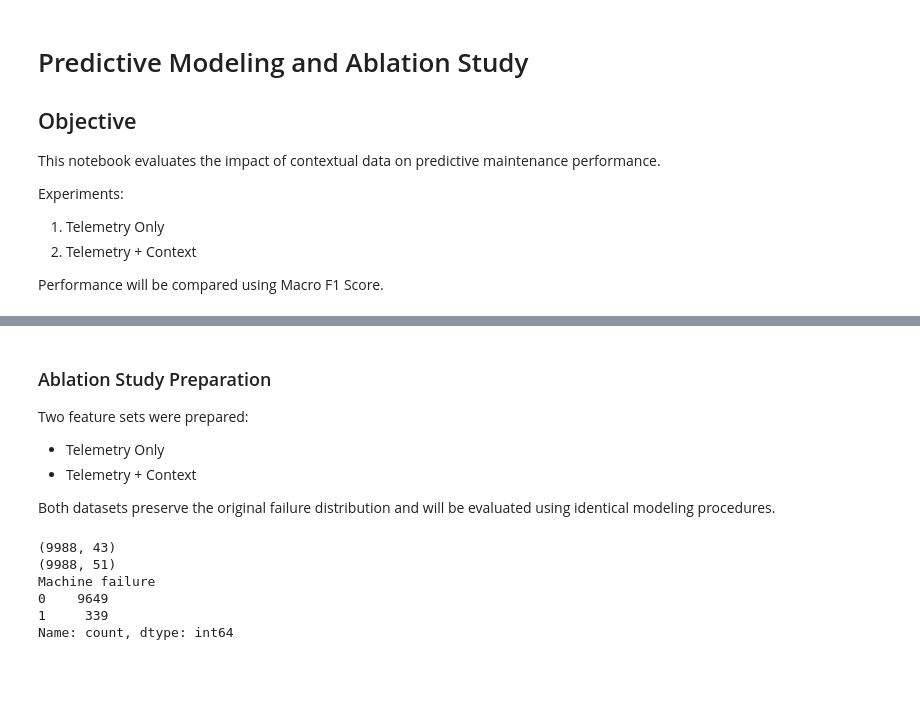
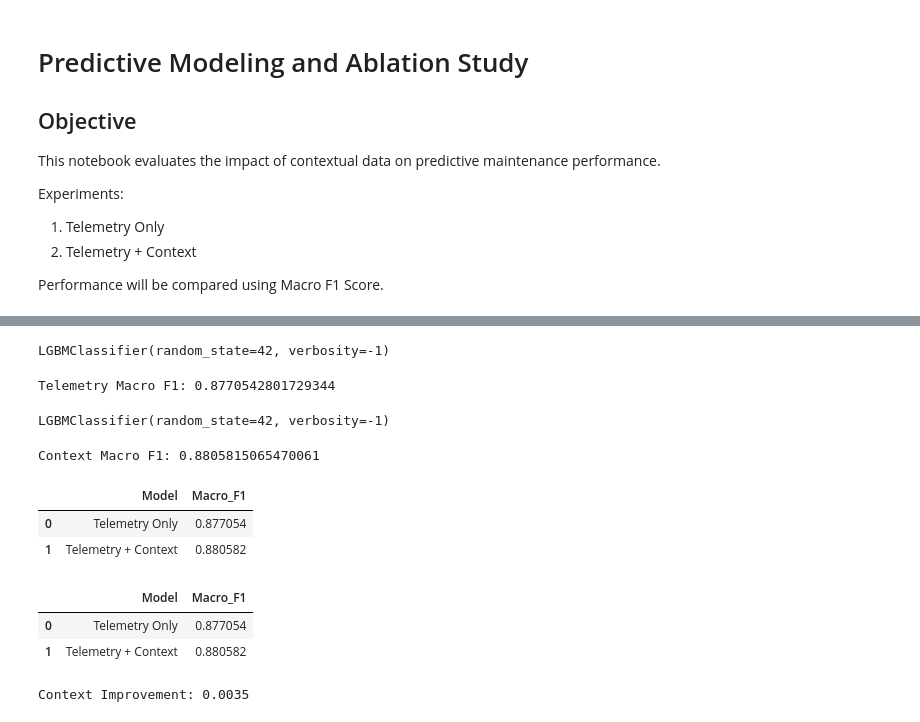
Before and after one commit to snpdsai/predictive-maintenance-contextual-ai, a Jupyter notebook: notebooks/03_modeling.ipynb, the cells around one changed output, grey strips where cells are left out. Cells and saved outputs as stored; diff of their text form; code cells hidden in the pictures; blank space fills up the shorter version.

```diff
--- a/notebooks/03_modeling.ipynb
+++ b/notebooks/03_modeling.ipynb
@@ -73,24 +172,58 @@ Machine failure
 0    1930
 1      68
 Name: count, dtype: int64
-# %% [markdown]
-### Ablation Study Preparation
-
-Two feature sets were prepared:
-
-- Telemetry Only
-- Telemetry + Context
-
-Both datasets preserve the original failure distribution and will be evaluated using identical modeling procedures.
-# %%
-print(X_telemetry.shape)
-print(X_context.shape)
-
-print(y.value_counts())
-# %% [output]
-(9988, 43)
-(9988, 51)
-Machine failure
-0    9649
-1     339
-Name: count, dtype: int64
+# %%
+telemetry_model = LGBMClassifier(n_estimators=100, random_state=42, verbosity=-1)
+
+telemetry_model.fit(X_train_t, y_train)
+# %% [output]
+LGBMClassifier(random_state=42, verbosity=-1)
+# %%
+telemetry_preds = telemetry_model.predict(X_test_t)
+
+telemetry_f1 = f1_score(y_test, telemetry_preds, average="macro")
+
+print("Telemetry Macro F1:", telemetry_f1)
+# %% [output]
+Telemetry Macro F1: 0.8770542801729344
+# %%
+context_model = LGBMClassifier(n_estimators=100, random_state=42, verbosity=-1)
+
+context_model.fit(X_train_c, y_train)
+# %% [output]
+LGBMClassifier(random_state=42, verbosity=-1)
+# %%
+context_preds = context_model.predict(X_test_c)
+
+context_f1 = f1_score(y_test, context_preds, average="macro")
+
+print("Context Macro F1:", context_f1)
+# %% [output]
+Context Macro F1: 0.8805815065470061
+# %%
+baseline_df = pd.DataFrame(
+    {
+        "Model": ["Telemetry Only", "Telemetry + Context"],
+        "Macro_F1": [telemetry_f1, context_f1],
+    }
+)
+
+baseline_df
+# %% [output]
+|  | Model | Macro_F1 |
+| 0 | Telemetry Only | 0.877054 |
+| 1 | Telemetry + Context | 0.880582 |
+# %%
+baseline_df.to_csv("../reports/baseline_results.csv", index=False)
+
+baseline_df
+# %% [output]
+|  | Model | Macro_F1 |
+| 0 | Telemetry Only | 0.877054 |
+| 1 | Telemetry + Context | 0.880582 |
+# %%
+improvement = context_f1 - telemetry_f1
+
+print(f"Context Improvement: {improvement:.4f}")
+# %% [output]
+Context Improvement: 0.0035
```
Also changed, not shown: parts of 16 cells of this notebook, 3 other files.
